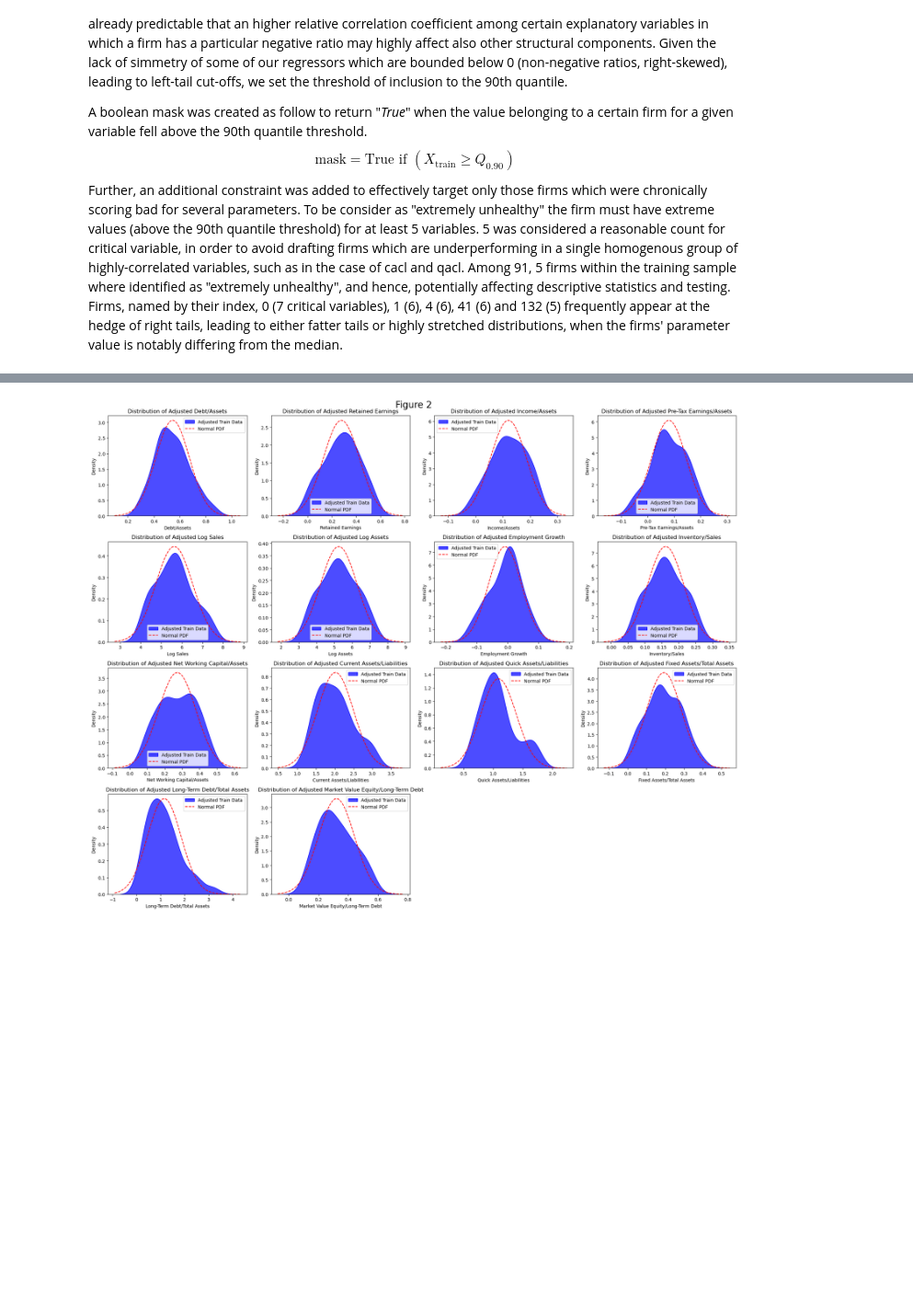
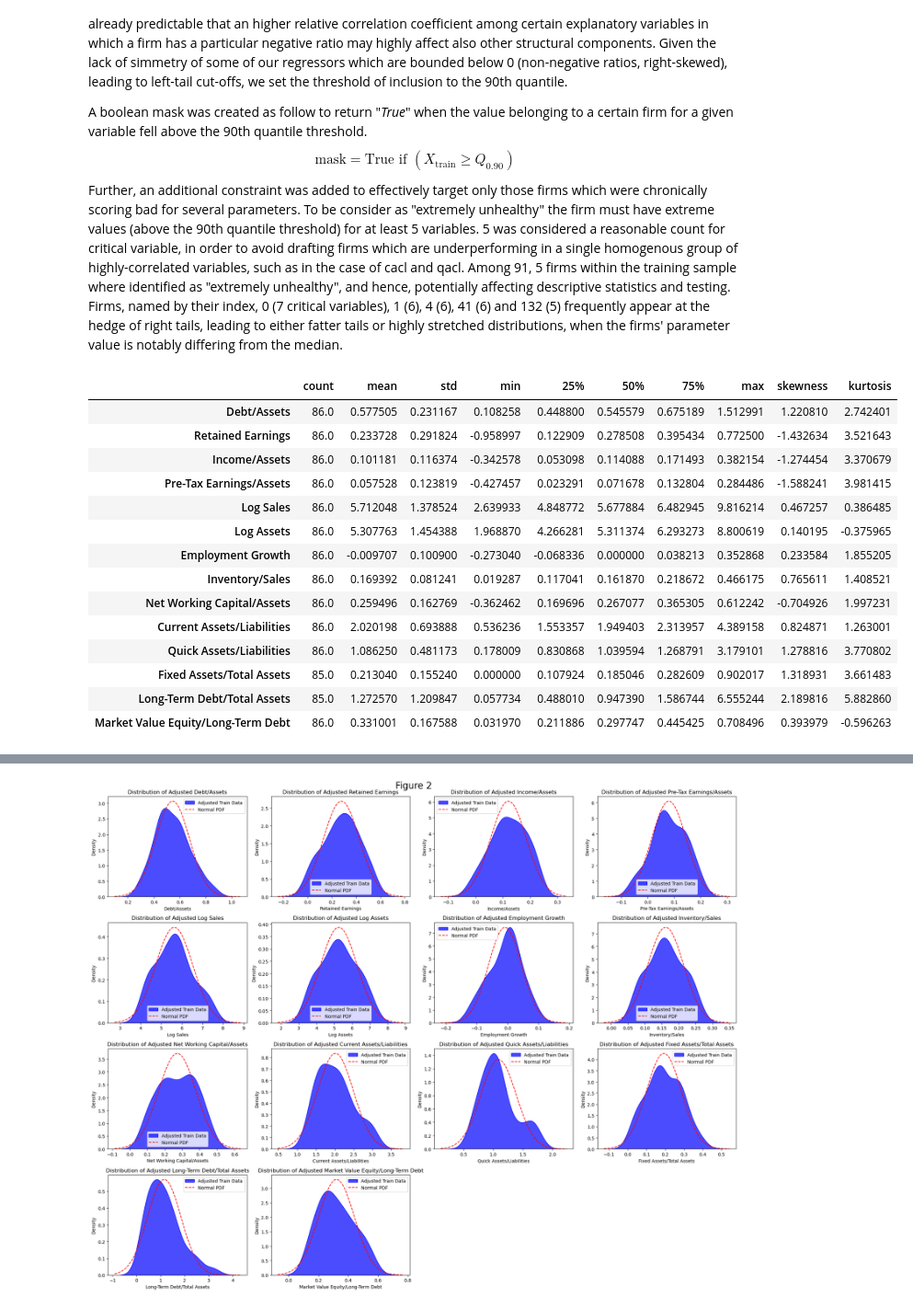
Before and after one commit to EliaLand/sorbonne_FE, a Jupyter notebook: scoring_and_econometrics/SE_assignment1_EliaLandini_codefile.ipynb, the cells around one changed output, grey strips where cells are left out. Shown at 92% size. Saved outputs shown, nothing was run; the diff lists cells and outputs as text; code cells hidden in the pictures; blank space fills up the shorter version.

Commit message:
update on extreme firms

```diff
--- a/scoring_and_econometrics/SE_assignment1_EliaLandini_codefile.ipynb
+++ b/scoring_and_econometrics/SE_assignment1_EliaLandini_codefile.ipynb
@@ -393,3 +393,29 @@ $$
 \text{mask} = \text{True if } (X_{\text{train}} \ge Q_{0.90})
 $$
 Further, an additional constraint was added to effectively target only those firms which were chronically scoring bad for several parameters. To be consider as "extremely unhealthy" the firm must have extreme values (above the 90th quantile threshold) for at least 5 variables. 5 was considered a reasonable count for critical variable, in order to avoid drafting firms which are underperforming in a single homogenous group of highly-correlated variables, such as in the case of cacl and qacl. Among 91, 5 firms within the training sample where identified as "extremely unhealthy", and hence, potentially affecting descriptive statistics and testing. Firms, named by their index, 0 (7 critical variables), 1 (6), 4 (6), 41 (6) and 132 (5) frequently appear at the hedge of right tails, leading to either fatter tails or highly stretched distributions, when the firms' parameter value is notably differing from the median.
+# %%
+# Extreme observations analysis: non-highly affected firms descriptive statistics
+# below 90th percentiles mask for each variable
+# Here we observe how decriptive statistics and distributions plotting tend to the Normal PDF by removing potential outliers and/or exceptional values derived form highly-affected firms
+X_train_cleaned_extreme = X_train[extreme_count < 5]
+X_train_cleaned_extreme_desc = X_train_cleaned_extreme.describe().T
+X_train_cleaned_extreme_desc["skewness"] = X_train_cleaned_extreme.skew()
+X_train_cleaned_extreme_desc["kurtosis"] = X_train_cleaned_extreme.kurtosis()
+
+X_train_cleaned_extreme_desc
+# %% [output]
+|  | count | mean | std | min | 25% | 50% | 75% | max | skewness | kurtosis |
+| Debt/Assets | 86.0 | 0.577505 | 0.231167 | 0.108258 | 0.448800 | 0.545579 | 0.675189 | 1.512991 | 1.220810 | 2.742401 |
+| Retained Earnings | 86.0 | 0.233728 | 0.291824 | -0.958997 | 0.122909 | 0.278508 | 0.395434 | 0.772500 | -1.432634 | 3.521643 |
+| Income/Assets | 86.0 | 0.101181 | 0.116374 | -0.342578 | 0.053098 | 0.114088 | 0.171493 | 0.382154 | -1.274454 | 3.370679 |
+| Pre-Tax Earnings/Assets | 86.0 | 0.057528 | 0.123819 | -0.427457 | 0.023291 | 0.071678 | 0.132804 | 0.284486 | -1.588241 | 3.981415 |
+| Log Sales | 86.0 | 5.712048 | 1.378524 | 2.639933 | 4.848772 | 5.677884 | 6.482945 | 9.816214 | 0.467257 | 0.386485 |
+| Log Assets | 86.0 | 5.307763 | 1.454388 | 1.968870 | 4.266281 | 5.311374 | 6.293273 | 8.800619 | 0.140195 | -0.375965 |
+| Employment Growth | 86.0 | -0.009707 | 0.100900 | -0.273040 | -0.068336 | 0.000000 | 0.038213 | 0.352868 | 0.233584 | 1.855205 |
+| Inventory/Sales | 86.0 | 0.169392 | 0.081241 | 0.019287 | 0.117041 | 0.161870 | 0.218672 | 0.466175 | 0.765611 | 1.408521 |
+| Net Working Capital/Assets | 86.0 | 0.259496 | 0.162769 | -0.362462 | 0.169696 | 0.267077 | 0.365305 | 0.612242 | -0.704926 | 1.997231 |
+| Current Assets/Liabilities | 86.0 | 2.020198 | 0.693888 | 0.536236 | 1.553357 | 1.949403 | 2.313957 | 4.389158 | 0.824871 | 1.263001 |
+| Quick Assets/Liabilities | 86.0 | 1.086250 | 0.481173 | 0.178009 | 0.830868 | 1.039594 | 1.268791 | 3.179101 | 1.278816 | 3.770802 |
+| Fixed Assets/Total Assets | 85.0 | 0.213040 | 0.155240 | 0.000000 | 0.107924 | 0.185046 | 0.282609 | 0.902017 | 1.318931 | 3.661483 |
+| Long-Term Debt/Total Assets | 85.0 | 1.272570 | 1.209847 | 0.057734 | 0.488010 | 0.947390 | 1.586744 | 6.555244 | 2.189816 | 5.882860 |
+| Market Value Equity/Long-Term Debt | 86.0 | 0.331001 | 0.167588 | 0.031970 | 0.211886 | 0.297747 | 0.445425 | 0.708496 | 0.393979 | -0.596263 |
```
Also changed, not shown: parts of 4 cells of this notebook.
